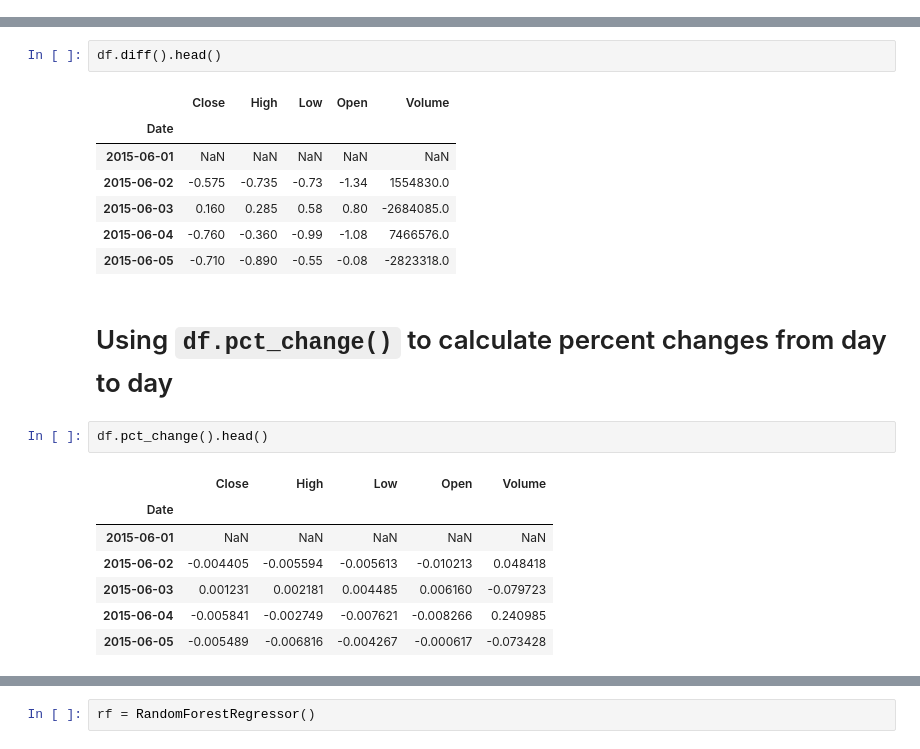
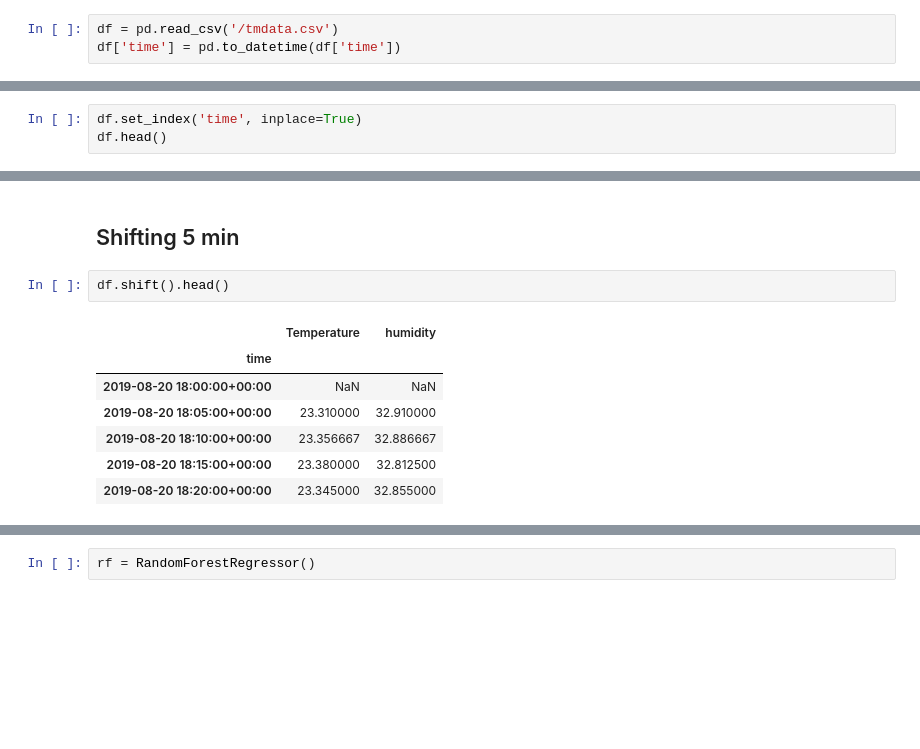
Before and after one commit to byambaa1982/timeseries, a Jupyter notebook: Codealong.ipynb, the cells around one changed output, grey strips where cells are left out. Drawn from its saved outputs; the diff is of its cells as text; blank space fills up the shorter version.

```diff
--- a/Codealong.ipynb
+++ b/Codealong.ipynb
@@ -292,3 +48,6 @@ df.ewm(span=10).mean()
+# %%
+df = pd.read_csv('/tmdata.csv')
+df['time'] = pd.to_datetime(df['time'])
 # %%
 df.head()
 # %% [output]
@@ -301,0 +67,3 @@ df.head()
+# %%
+df.set_index('time', inplace=True)
+df.head()
@@ -302,22 +112,12 @@ df.head()
+# %% [markdown]
+## Shifting 5 min
 # %%
-df.diff().head()
+df.shift().head()
 # %% [output]
-|  | Close | High | Low | Open | Volume |
-| Date |  |  |  |  |  |
-| 2015-06-01 | NaN | NaN | NaN | NaN | NaN |
-| 2015-06-02 | -0.575 | -0.735 | -0.73 | -1.34 | 1554830.0 |
-| 2015-06-03 | 0.160 | 0.285 | 0.58 | 0.80 | -2684085.0 |
-| 2015-06-04 | -0.760 | -0.360 | -0.99 | -1.08 | 7466576.0 |
-| 2015-06-05 | -0.710 | -0.890 | -0.55 | -0.08 | -2823318.0 |
+|  | Temperature | humidity |
+| time |  |  |
+| 2019-08-20 18:00:00+00:00 | NaN | NaN |
+| 2019-08-20 18:05:00+00:00 | 23.310000 | 32.910000 |
+| 2019-08-20 18:10:00+00:00 | 23.356667 | 32.886667 |
+| 2019-08-20 18:15:00+00:00 | 23.380000 | 32.812500 |
+| 2019-08-20 18:20:00+00:00 | 23.345000 | 32.855000 |
-# %% [markdown]
-# Using `df.pct_change()` to calculate percent changes from day to day
-# %%
-df.pct_change().head()
-# %% [output]
-|  | Close | High | Low | Open | Volume |
-| Date |  |  |  |  |  |
-| 2015-06-01 | NaN | NaN | NaN | NaN | NaN |
-| 2015-06-02 | -0.004405 | -0.005594 | -0.005613 | -0.010213 | 0.048418 |
-| 2015-06-03 | 0.001231 | 0.002181 | 0.004485 | 0.006160 | -0.079723 |
-| 2015-06-04 | -0.005841 | -0.002749 | -0.007621 | -0.008266 | 0.240985 |
-| 2015-06-05 | -0.005489 | -0.006816 | -0.004267 | -0.000617 | -0.073428 |
```
Also changed, not shown: parts of 80 cells of this notebook.
